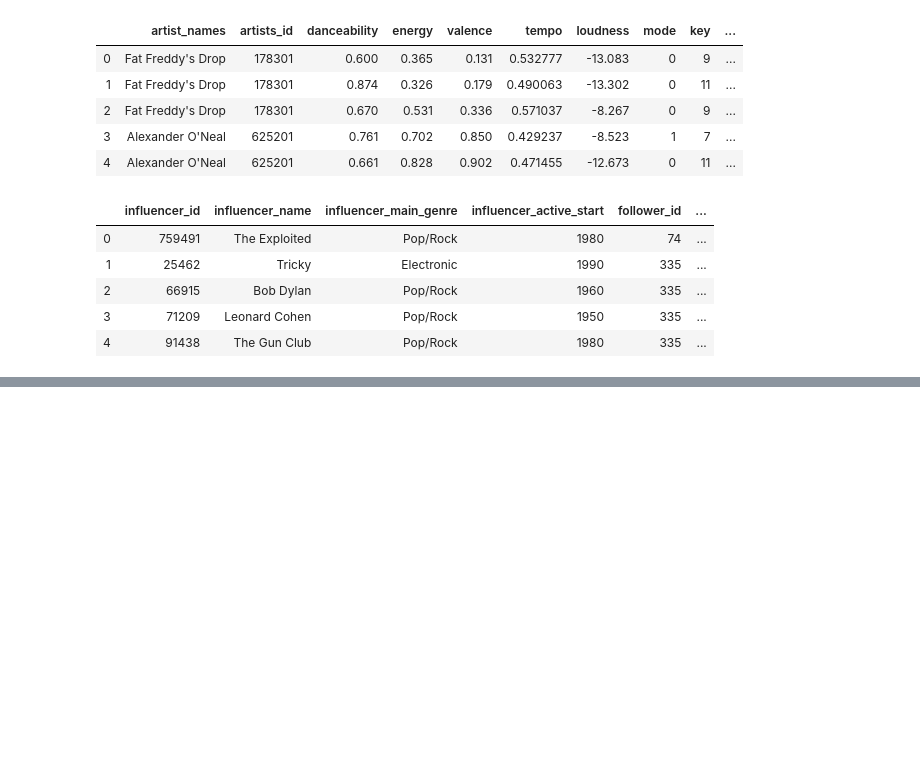
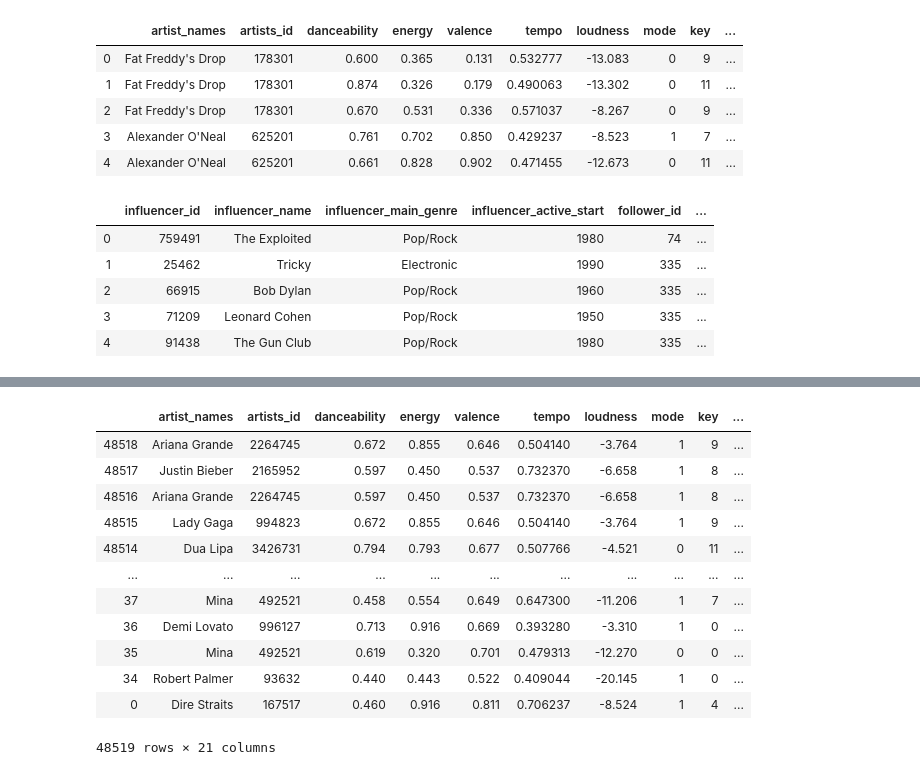
Before and after one commit to Wichaelian/ICM-2021, a Jupyter notebook: 2021_ICM_Problem_D_Data/Bullet 6.ipynb, the cells around one changed output, grey strips where cells are left out. Drawn from its saved outputs; the diff is of its cells as text; code cells hidden in the pictures; blank space fills up the shorter version.

```diff
--- a/2021_ICM_Problem_D_Data/Bullet 6.ipynb
+++ b/2021_ICM_Problem_D_Data/Bullet 6.ipynb
@@ -153,3 +208,25 @@ while i < len(influence):
     if influence['follower_name'][i] not in genreListF:
         genreListF.append(influence['follower_name'][i])
     i += 1
+# %%
+prSongs = full[full['genre'] == 'Pop/Rock']
+prSongs = prSongs.sort_values(by=['popularity'])
+prSongs = prSongs.reset_index(drop=True)
+prSongs['mood'] = prSongs['danceability'] + prSongs['valence']
+prSongs = prSongs.sort_values(by=['popularity'], ascending=False)
+prArtists = list(set(list(prSongs['artist_names'])))
+prSongs
+# %% [output]
+|  | artist_names | artists_id | danceability | energy | valence | tempo | loudness | mode | key | ... |
+| 48518 | Ariana Grande | 2264745 | 0.672 | 0.855 | 0.646 | 0.504140 | -3.764 | 1 | 9 | ... |
+| 48517 | Justin Bieber | 2165952 | 0.597 | 0.450 | 0.537 | 0.732370 | -6.658 | 1 | 8 | ... |
+| 48516 | Ariana Grande | 2264745 | 0.597 | 0.450 | 0.537 | 0.732370 | -6.658 | 1 | 8 | ... |
+| 48515 | Lady Gaga | 994823 | 0.672 | 0.855 | 0.646 | 0.504140 | -3.764 | 1 | 9 | ... |
+| 48514 | Dua Lipa | 3426731 | 0.794 | 0.793 | 0.677 | 0.507766 | -4.521 | 0 | 11 | ... |
+| ... | ... | ... | ... | ... | ... | ... | ... | ... | ... | ... |
+| 37 | Mina | 492521 | 0.458 | 0.554 | 0.649 | 0.647300 | -11.206 | 1 | 7 | ... |
+| 36 | Demi Lovato | 996127 | 0.713 | 0.916 | 0.669 | 0.393280 | -3.310 | 1 | 0 | ... |
+| 35 | Mina | 492521 | 0.619 | 0.320 | 0.701 | 0.479313 | -12.270 | 0 | 0 | ... |
+| 34 | Robert Palmer | 93632 | 0.440 | 0.443 | 0.522 | 0.409044 | -20.145 | 1 | 0 | ... |
+| 0 | Dire Straits | 167517 | 0.460 | 0.916 | 0.811 | 0.706237 | -8.524 | 1 | 4 | ... |
+48519 rows × 21 columns
```
Also changed, not shown: parts of 7 cells of this notebook, 1 other file.
